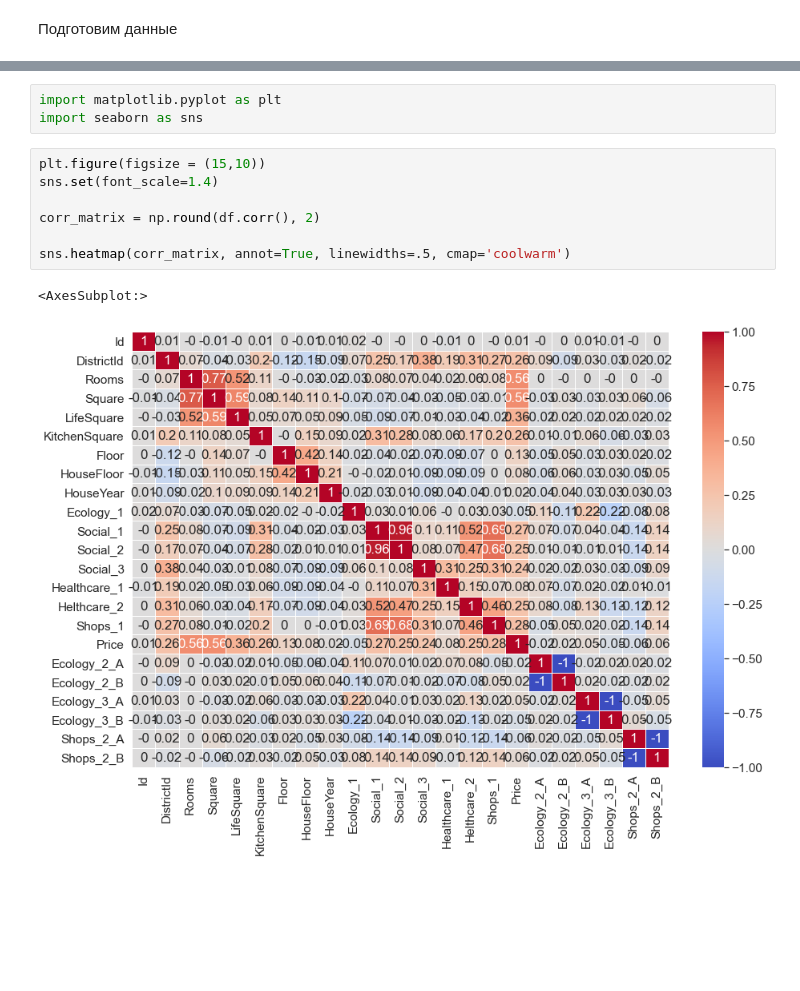
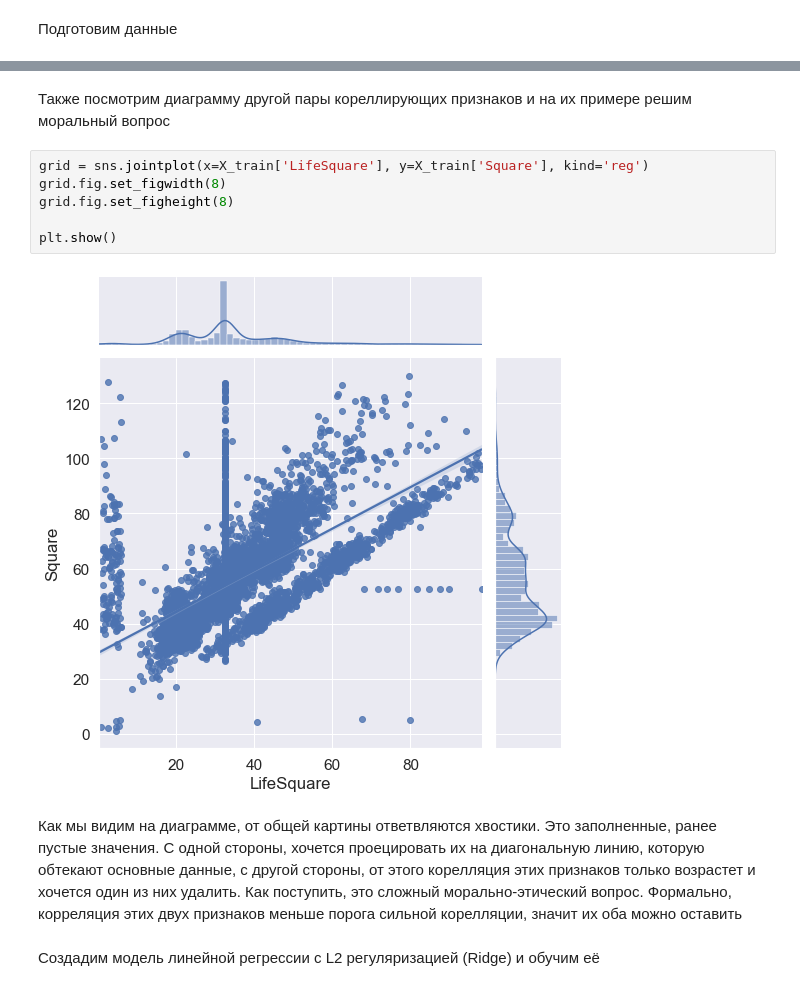
Before and after one commit to FlightBlaze/ds-course-work, a Jupyter notebook: course-work.ipynb, the cells around one changed output, grey strips where cells are left out. Drawn from its saved outputs; the diff is of its cells as text; blank space fills up the shorter version.

```diff
--- a/course-work.ipynb
+++ b/course-work.ipynb
@@ -115,13 +194,15 @@ df
-# %%
-import matplotlib.pyplot as plt
-import seaborn as sns
-# %%
-plt.figure(figsize = (15,10))
-sns.set(font_scale=1.4)
-
-corr_matrix = np.round(df.corr(), 2)
-
-sns.heatmap(corr_matrix, annot=True, linewidths=.5, cmap='coolwarm')
-# %% [output]
-<AxesSubplot:>
-[figure, old version]
+# %% [markdown]
+Также посмотрим диаграмму другой пары кореллирующих признаков и на их примере решим моральный вопрос
+# %%
+grid = sns.jointplot(x=X_train['LifeSquare'], y=X_train['Square'], kind='reg')
+grid.fig.set_figwidth(8)
+grid.fig.set_figheight(8)
+
+plt.show()
+# %% [output]
+[figure, added]
+# %% [markdown]
+Как мы видим на диаграмме, от общей картины ответвляются хвостики. Это заполненные, ранее пустые значения.
+С одной стороны, хочется проецировать их на диагональную линию, которую обтекают основные данные, с другой стороны, от этого корелляция этих признаков только возрастет и хочется один из них удалить. Как поступить, это сложный морально-этический вопрос. Формально, корреляция этих двух признаков меньше порога сильной корелляции, значит их оба можно оставить
+# %% [markdown]
+Создадим модель линейной регрессии с L2 регуляризацией (Ridge) и обучим её
```
Also changed, not shown: parts of 13 cells of this notebook.
